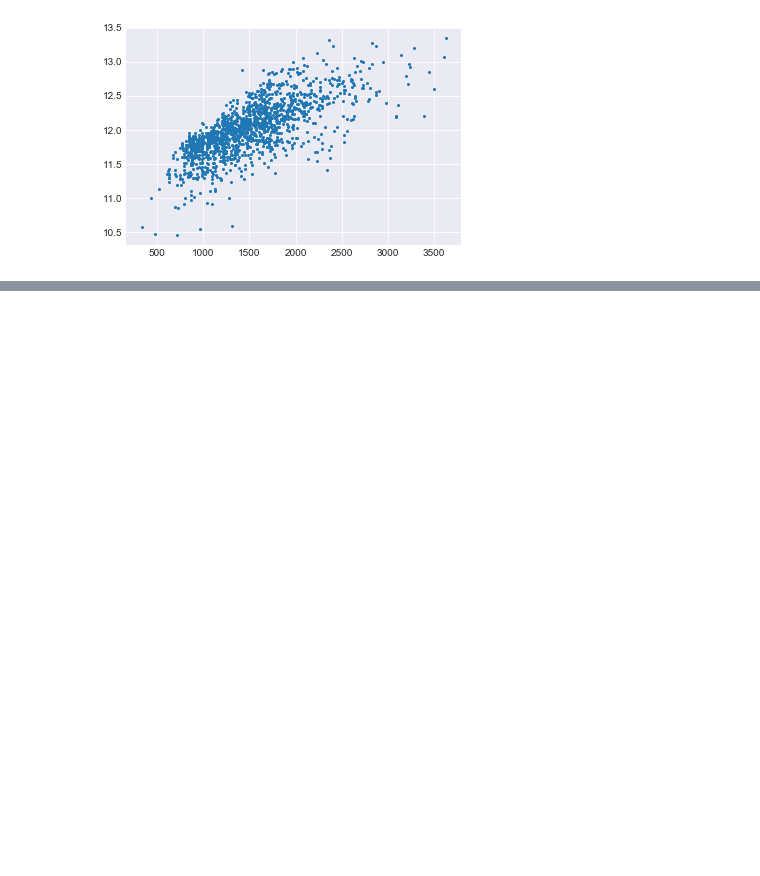
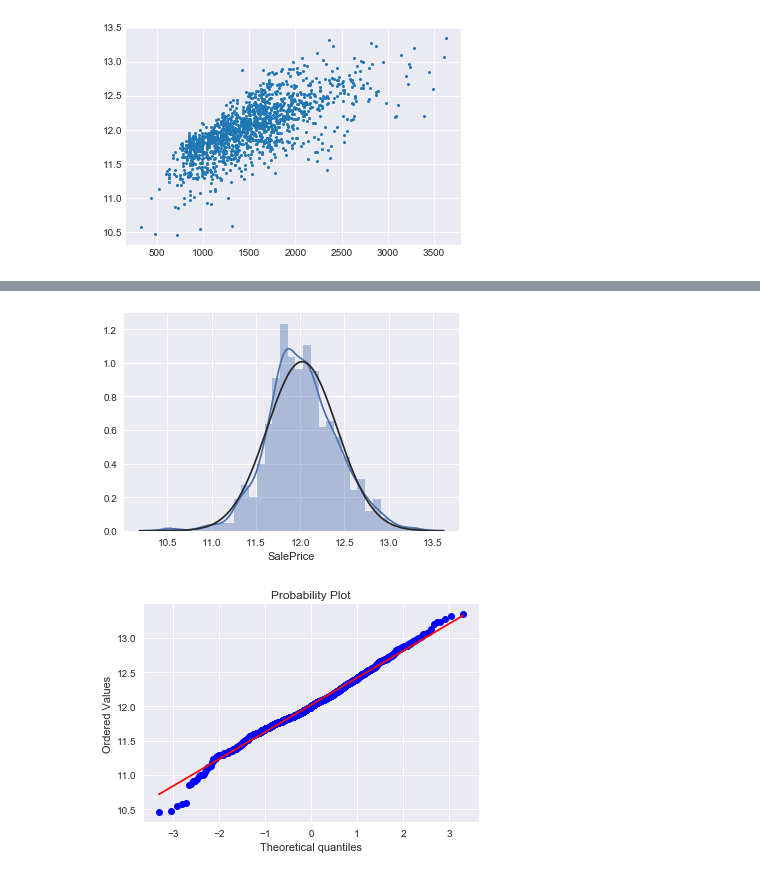
Before and after one commit to zhongzishi/Python-learning-notebooks, a Jupyter notebook: Kaggle/House Pricing/House Pricing.ipynb, the cells around one changed output, grey strips where cells are left out. Saved outputs shown, nothing was run; the diff lists cells and outputs as text; code cells hidden in the pictures; blank space fills up the shorter version.

```diff
--- a/Kaggle/House Pricing/House Pricing.ipynb
+++ b/Kaggle/House Pricing/House Pricing.ipynb
@@ -66,0 +104,5 @@ plt.scatter(trainSet['GrLivArea'],trainSet['SalePrice'],s=4)
+# %%
+missing = trainSet.isnull().sum().sort_values(ascending=False)
+percentage = (trainSet.isnull().sum()/trainSet.isnull().count()).sort_values(ascending=False)
+missing_data = pd.concat([missing,percentage],axis=1,keys=['Nbr of missing values','Percent'])
+missing_data.head(20)
@@ -66,0 +127,3 @@ plt.scatter(trainSet['GrLivArea'],trainSet['SalePrice'],s=4)
+# %%
+droplist = missing_data.loc[missing_data['Percent']>=0.15].index
+len(droplist)
@@ -66,0 +132,4 @@ plt.scatter(trainSet['GrLivArea'],trainSet['SalePrice'],s=4)
+# %%
+train_d = trainSet.copy()
+train_d = train_d.drop(droplist,axis=1)
+print(trainSet.shape[1],train_d.shape[1])
@@ -66,0 +165,10 @@ plt.scatter(trainSet['GrLivArea'],trainSet['SalePrice'],s=4)
+# %%
+from scipy.stats import norm
+from scipy import stats
+
+sns.distplot(train_d['SalePrice'],fit=norm);
+fig = plt.figure()
+res = stats.probplot(train_d['SalePrice'],plot=plt)
+# %% [output]
+[figure, added]
+[figure, added]
```
Also changed, not shown: parts of 32 cells of this notebook, 1 other file.
